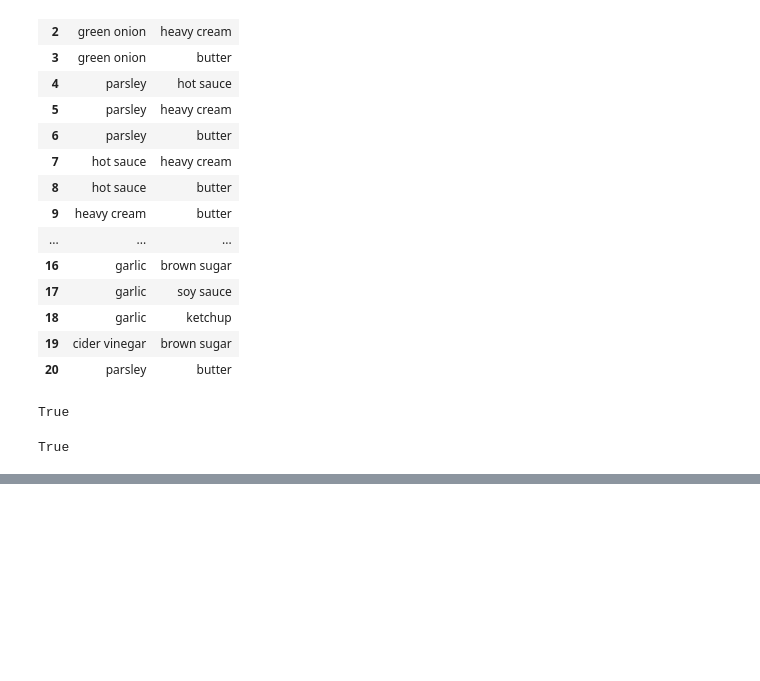
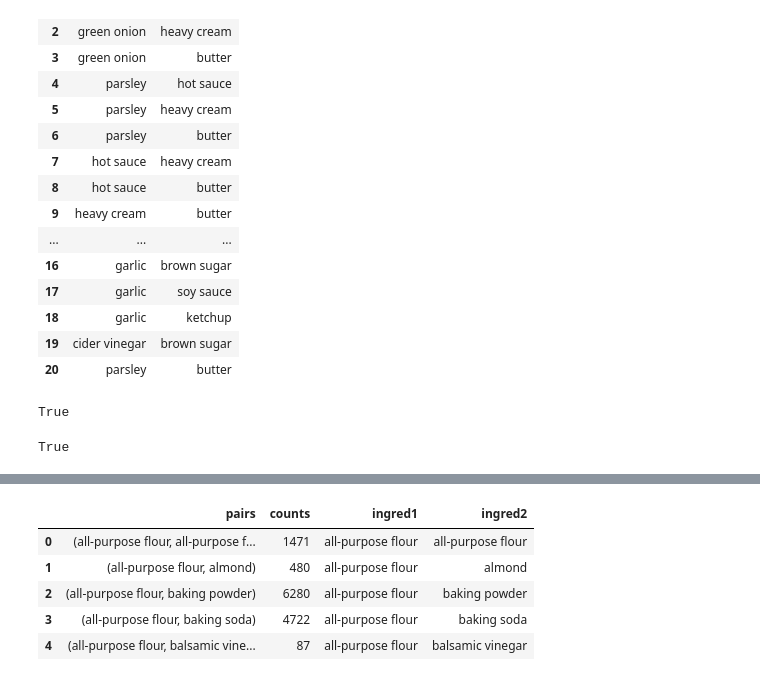
Before and after one commit to finnqiao/recipe_network, a Jupyter notebook: network_data_reshape.ipynb, the cells around one changed output, grey strips where cells are left out. Drawn from its saved outputs; the diff is of its cells as text; code cells hidden in the pictures; blank space fills up the shorter version.

```diff
--- a/network_data_reshape.ipynb
+++ b/network_data_reshape.ipynb
@@ -496,0 +509,15 @@ True
+# %%
+# Group by pairing and get counts each pair occurs
+
+filtered_pairs_df = filtered_combinations_df.groupby('pairs').agg({'ingred1':['count','first'],
+                                                                  'ingred2':'first'}).reset_index()
+filtered_pairs_df.columns = filtered_pairs_df.columns.droplevel(1)
+filtered_pairs_df.columns = ['pairs','counts','ingred1','ingred2']
+filtered_pairs_df.head()
+# %% [output]
+|  | pairs | counts | ingred1 | ingred2 |
+| 0 | (all-purpose flour, all-purpose f... | 1471 | all-purpose flour | all-purpose flour |
+| 1 | (all-purpose flour, almond) | 480 | all-purpose flour | almond |
+| 2 | (all-purpose flour, baking powder) | 6280 | all-purpose flour | baking powder |
+| 3 | (all-purpose flour, baking soda) | 4722 | all-purpose flour | baking soda |
+| 4 | (all-purpose flour, balsamic vine... | 87 | all-purpose flour | balsamic vinegar |
```
Also changed, not shown: parts of 7 cells of this notebook.
